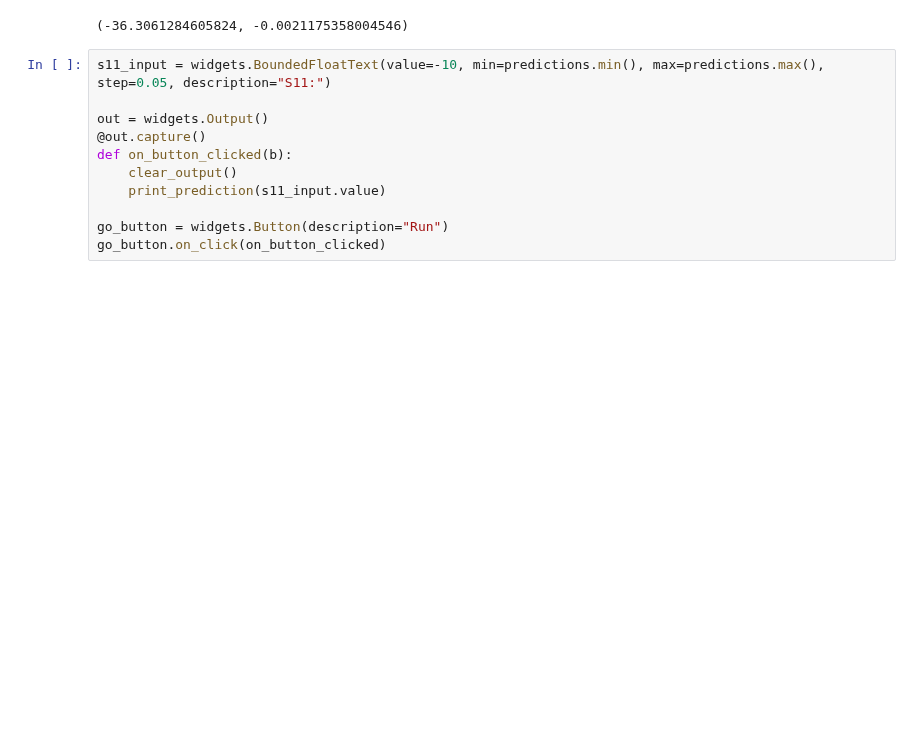
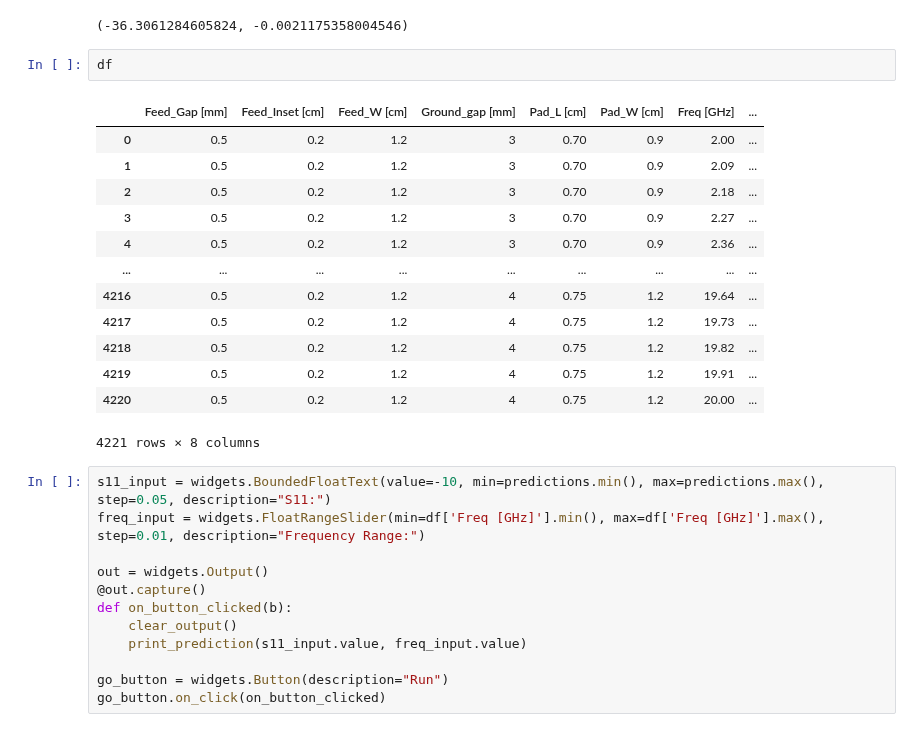
Before and after one commit to meowsome/antenna-ml, a Jupyter notebook: get_dimensions_from_s11.ipynb, the cells around one changed output. Cells and saved outputs as stored; diff of their text form; blank space fills up the shorter version.

Commit message:
Allow user to select frequency by range alongside s11 in gui Filter predictions by frequency, then find closest matching s11 prediction within filter

```diff
--- a/get_dimensions_from_s11.ipynb
+++ b/get_dimensions_from_s11.ipynb
@@ -162,14 +172,31 @@ def print_prediction(s11_val):
 predictions.min(), predictions.max()
 # %% [output]
 (-36.3061284605824, -0.0021175358004546)
+# %%
+df
+# %% [output]
+|  | Feed_Gap [mm] | Feed_Inset [cm] | Feed_W [cm] | Ground_gap [mm] | Pad_L [cm] | Pad_W [cm] | Freq [GHz] | ... |
+| 0 | 0.5 | 0.2 | 1.2 | 3 | 0.70 | 0.9 | 2.00 | ... |
+| 1 | 0.5 | 0.2 | 1.2 | 3 | 0.70 | 0.9 | 2.09 | ... |
+| 2 | 0.5 | 0.2 | 1.2 | 3 | 0.70 | 0.9 | 2.18 | ... |
+| 3 | 0.5 | 0.2 | 1.2 | 3 | 0.70 | 0.9 | 2.27 | ... |
+| 4 | 0.5 | 0.2 | 1.2 | 3 | 0.70 | 0.9 | 2.36 | ... |
+| ... | ... | ... | ... | ... | ... | ... | ... | ... |
+| 4216 | 0.5 | 0.2 | 1.2 | 4 | 0.75 | 1.2 | 19.64 | ... |
+| 4217 | 0.5 | 0.2 | 1.2 | 4 | 0.75 | 1.2 | 19.73 | ... |
+| 4218 | 0.5 | 0.2 | 1.2 | 4 | 0.75 | 1.2 | 19.82 | ... |
+| 4219 | 0.5 | 0.2 | 1.2 | 4 | 0.75 | 1.2 | 19.91 | ... |
+| 4220 | 0.5 | 0.2 | 1.2 | 4 | 0.75 | 1.2 | 20.00 | ... |
+4221 rows × 8 columns
 # %%
 s11_input = widgets.BoundedFloatText(value=-10, min=predictions.min(), max=predictions.max(), step=0.05, description="S11:")
+freq_input = widgets.FloatRangeSlider(min=df['Freq [GHz]'].min(), max=df['Freq [GHz]'].max(), step=0.01, description="Frequency Range:")
 
 out = widgets.Output()
 @out.capture()
 def on_button_clicked(b):
     clear_output()
-    print_prediction(s11_input.value)
+    print_prediction(s11_input.value, freq_input.value)
 
 go_button = widgets.Button(description="Run")
 go_button.on_click(on_button_clicked)
```
Also changed, not shown: parts of 4 cells of this notebook.
